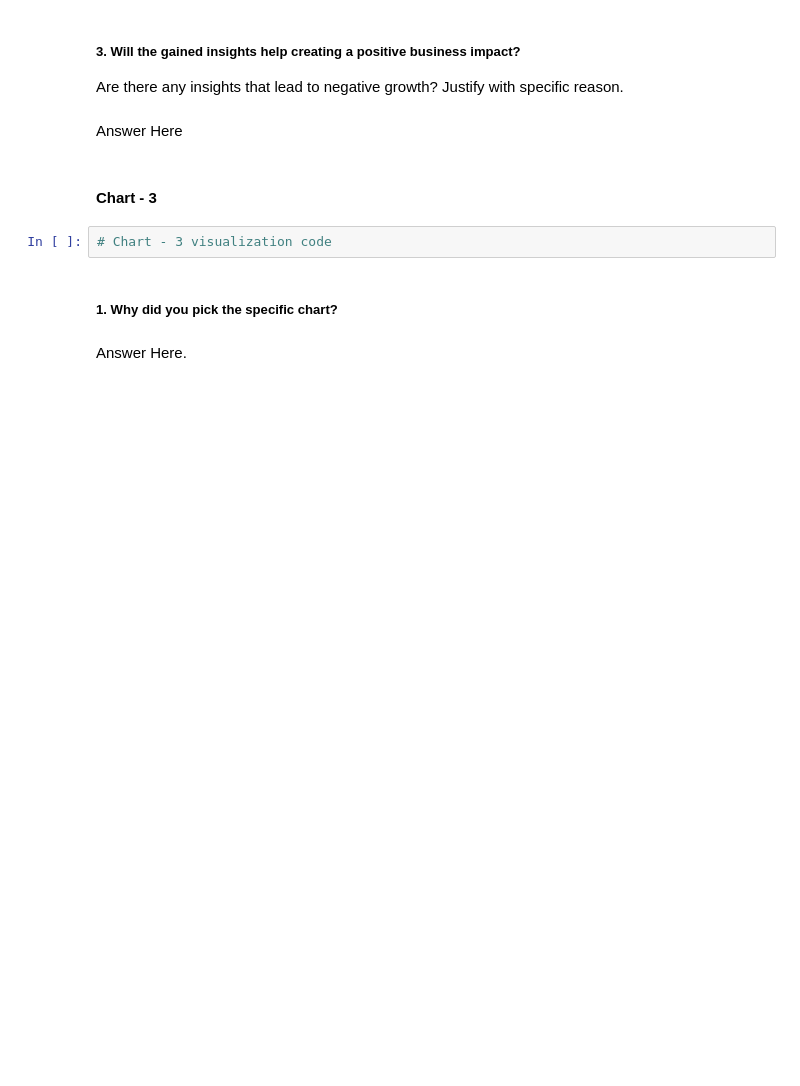
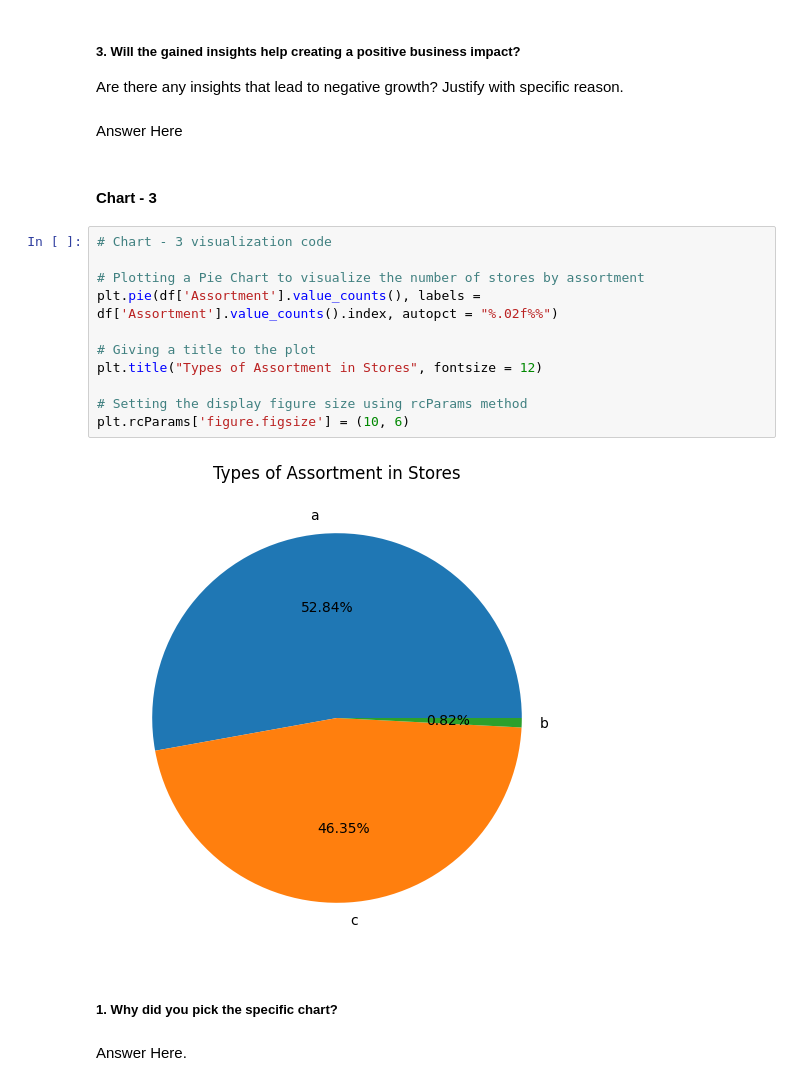
Before and after one commit to priyaregit/Regresssion-ML_Retail-Sales-Prediction, a Jupyter notebook: Retail_Sales_Prediction_Regression.ipynb, the cells around one changed output. Drawn from its saved outputs; the diff is of its cells as text; blank space fills up the shorter version.

```diff
--- a/Retail_Sales_Prediction_Regression.ipynb
+++ b/Retail_Sales_Prediction_Regression.ipynb
@@ -462,8 +493,19 @@ Are there any insights that lead to negative growth? Justify with specific reaso
 Answer Here
 # %% [markdown]
 #### Chart - 3
-# %%
-# Chart - 3 visualization code
+# %%
+# Chart - 3 visualization code
+
+# Plotting a Pie Chart to visualize the number of stores by assortment
+plt.pie(df['Assortment'].value_counts(), labels = df['Assortment'].value_counts().index, autopct = "%.02f%%")
+
+# Giving a title to the plot
+plt.title("Types of Assortment in Stores", fontsize = 12)
+
+# Setting the display figure size using rcParams method
+plt.rcParams['figure.figsize'] = (10, 6)
+# %% [output]
+[figure, added]
 # %% [markdown]
 ##### 1. Why did you pick the specific chart?
 # %% [markdown]
```
Also changed, not shown: parts of 42 cells of this notebook.
